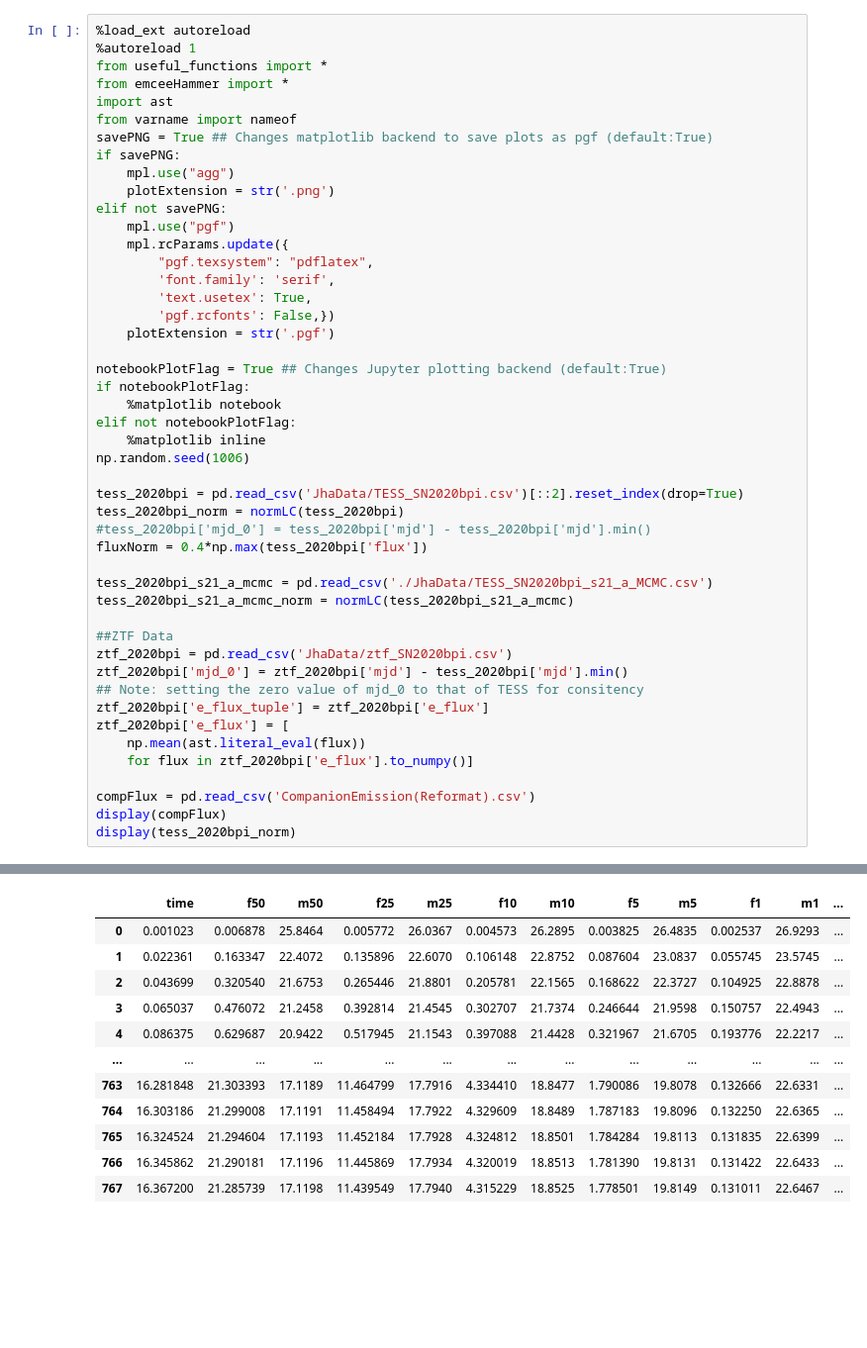
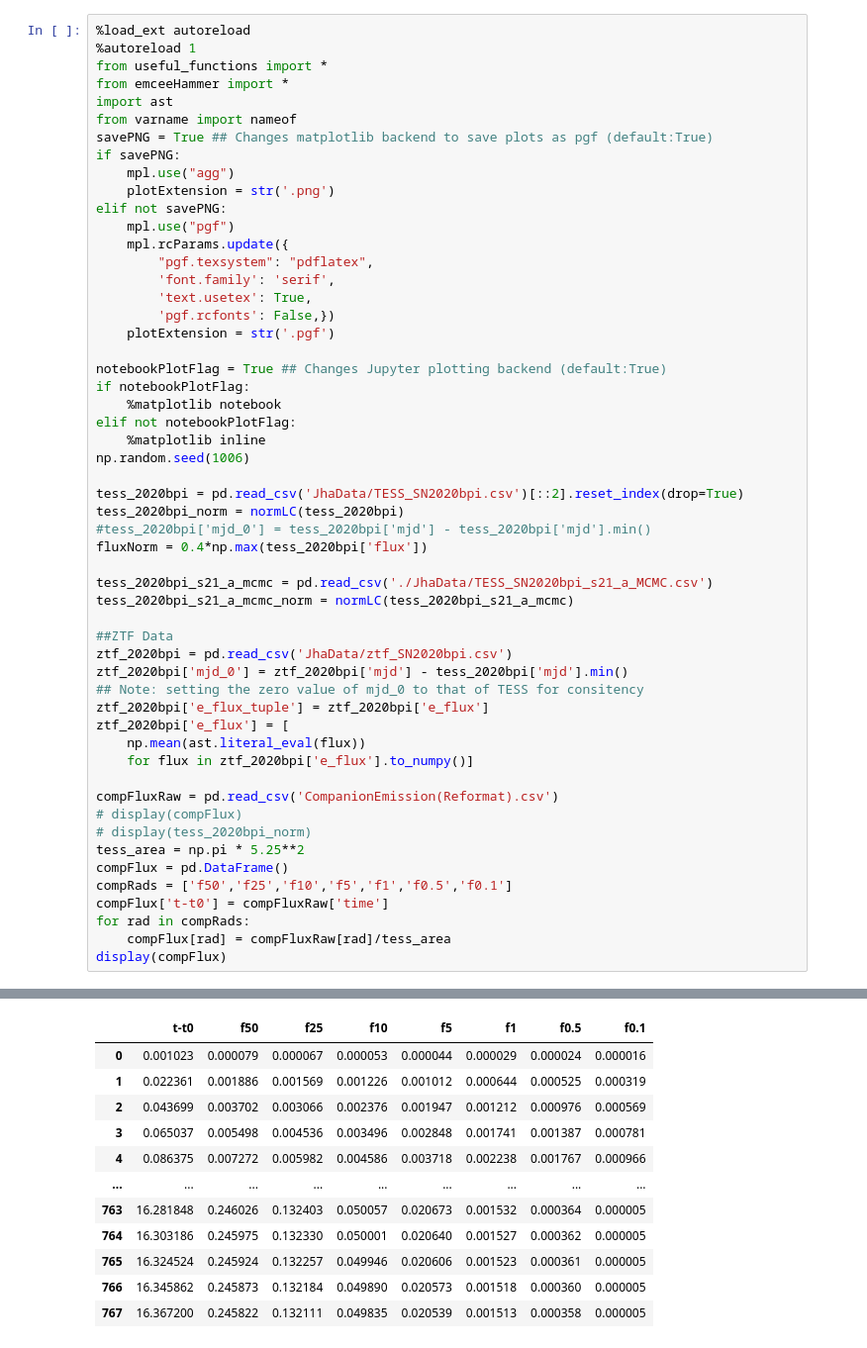
Before and after one commit to tylerbarna/BarnaSeniorHonorsThesis, a Jupyter notebook: sn2020bpi Companion Analysis.ipynb, the cells around one changed output, grey strips where cells are left out. Shown at 99% size. Saved outputs shown, nothing was run; the diff lists cells and outputs as text; blank space fills up the shorter version.

```diff
--- a/sn2020bpi Companion Analysis.ipynb
+++ b/sn2020bpi Companion Analysis.ipynb
@@ -19,44 +19,51 @@ elif not savePNG:
     plotExtension = str('.pgf')
 
 notebookPlotFlag = True ## Changes Jupyter plotting backend (default:True)
 if notebookPlotFlag:
     %matplotlib notebook
 elif not notebookPlotFlag:
     %matplotlib inline
 np.random.seed(1006)
 
 tess_2020bpi = pd.read_csv('JhaData/TESS_SN2020bpi.csv')[::2].reset_index(drop=True)
 tess_2020bpi_norm = normLC(tess_2020bpi)
 #tess_2020bpi['mjd_0'] = tess_2020bpi['mjd'] - tess_2020bpi['mjd'].min()
 fluxNorm = 0.4*np.max(tess_2020bpi['flux'])
 
 tess_2020bpi_s21_a_mcmc = pd.read_csv('./JhaData/TESS_SN2020bpi_s21_a_MCMC.csv')
 tess_2020bpi_s21_a_mcmc_norm = normLC(tess_2020bpi_s21_a_mcmc)
 
 ##ZTF Data
 ztf_2020bpi = pd.read_csv('JhaData/ztf_SN2020bpi.csv')
 ztf_2020bpi['mjd_0'] = ztf_2020bpi['mjd'] - tess_2020bpi['mjd'].min()
 ## Note: setting the zero value of mjd_0 to that of TESS for consitency
 ztf_2020bpi['e_flux_tuple'] = ztf_2020bpi['e_flux']
 ztf_2020bpi['e_flux'] = [
     np.mean(ast.literal_eval(flux))
     for flux in ztf_2020bpi['e_flux'].to_numpy()]
 
-compFlux = pd.read_csv('CompanionEmission(Reformat).csv')
+compFluxRaw = pd.read_csv('CompanionEmission(Reformat).csv')
+# display(compFlux)
+# display(tess_2020bpi_norm)
+tess_area = np.pi * 5.25**2
+compFlux = pd.DataFrame()
+compRads = ['f50','f25','f10','f5','f1','f0.5','f0.1']
+compFlux['t-t0'] = compFluxRaw['time']
+for rad in compRads:
+    compFlux[rad] = compFluxRaw[rad]/tess_area
 display(compFlux)
-display(tess_2020bpi_norm)
 # %% [output]
 The autoreload extension is already loaded. To reload it, use:
   %reload_ext autoreload
-|  | time | f50 | m50 | f25 | m25 | f10 | m10 | f5 | m5 | f1 | m1 | ... |
-| 0 | 0.001023 | 0.006878 | 25.8464 | 0.005772 | 26.0367 | 0.004573 | 26.2895 | 0.003825 | 26.4835 | 0.002537 | 26.9293 | ... |
-| 1 | 0.022361 | 0.163347 | 22.4072 | 0.135896 | 22.6070 | 0.106148 | 22.8752 | 0.087604 | 23.0837 | 0.055745 | 23.5745 | ... |
-| 2 | 0.043699 | 0.320540 | 21.6753 | 0.265446 | 21.8801 | 0.205781 | 22.1565 | 0.168622 | 22.3727 | 0.104925 | 22.8878 | ... |
-| 3 | 0.065037 | 0.476072 | 21.2458 | 0.392814 | 21.4545 | 0.302707 | 21.7374 | 0.246644 | 21.9598 | 0.150757 | 22.4943 | ... |
-| 4 | 0.086375 | 0.629687 | 20.9422 | 0.517945 | 21.1543 | 0.397088 | 21.4428 | 0.321967 | 21.6705 | 0.193776 | 22.2217 | ... |
-| ... | ... | ... | ... | ... | ... | ... | ... | ... | ... | ... | ... | ... |
-| 763 | 16.281848 | 21.303393 | 17.1189 | 11.464799 | 17.7916 | 4.334410 | 18.8477 | 1.790086 | 19.8078 | 0.132666 | 22.6331 | ... |
-| 764 | 16.303186 | 21.299008 | 17.1191 | 11.458494 | 17.7922 | 4.329609 | 18.8489 | 1.787183 | 19.8096 | 0.132250 | 22.6365 | ... |
-| 765 | 16.324524 | 21.294604 | 17.1193 | 11.452184 | 17.7928 | 4.324812 | 18.8501 | 1.784284 | 19.8113 | 0.131835 | 22.6399 | ... |
-| 766 | 16.345862 | 21.290181 | 17.1196 | 11.445869 | 17.7934 | 4.320019 | 18.8513 | 1.781390 | 19.8131 | 0.131422 | 22.6433 | ... |
-| 767 | 16.367200 | 21.285739 | 17.1198 | 11.439549 | 17.7940 | 4.315229 | 18.8525 | 1.778501 | 19.8149 | 0.131011 | 22.6467 | ... |
+|  | t-t0 | f50 | f25 | f10 | f5 | f1 | f0.5 | f0.1 |
+| 0 | 0.001023 | 0.000079 | 0.000067 | 0.000053 | 0.000044 | 0.000029 | 0.000024 | 0.000016 |
+| 1 | 0.022361 | 0.001886 | 0.001569 | 0.001226 | 0.001012 | 0.000644 | 0.000525 | 0.000319 |
+| 2 | 0.043699 | 0.003702 | 0.003066 | 0.002376 | 0.001947 | 0.001212 | 0.000976 | 0.000569 |
+| 3 | 0.065037 | 0.005498 | 0.004536 | 0.003496 | 0.002848 | 0.001741 | 0.001387 | 0.000781 |
+| 4 | 0.086375 | 0.007272 | 0.005982 | 0.004586 | 0.003718 | 0.002238 | 0.001767 | 0.000966 |
+| ... | ... | ... | ... | ... | ... | ... | ... | ... |
+| 763 | 16.281848 | 0.246026 | 0.132403 | 0.050057 | 0.020673 | 0.001532 | 0.000364 | 0.000005 |
+| 764 | 16.303186 | 0.245975 | 0.132330 | 0.050001 | 0.020640 | 0.001527 | 0.000362 | 0.000005 |
+| 765 | 16.324524 | 0.245924 | 0.132257 | 0.049946 | 0.020606 | 0.001523 | 0.000361 | 0.000005 |
+| 766 | 16.345862 | 0.245873 | 0.132184 | 0.049890 | 0.020573 | 0.001518 | 0.000360 | 0.000005 |
+| 767 | 16.367200 | 0.245822 | 0.132111 | 0.049835 | 0.020539 | 0.001513 | 0.000358 | 0.000005 |
```
Also changed, not shown: parts of 3 cells of this notebook, 37 other files.
